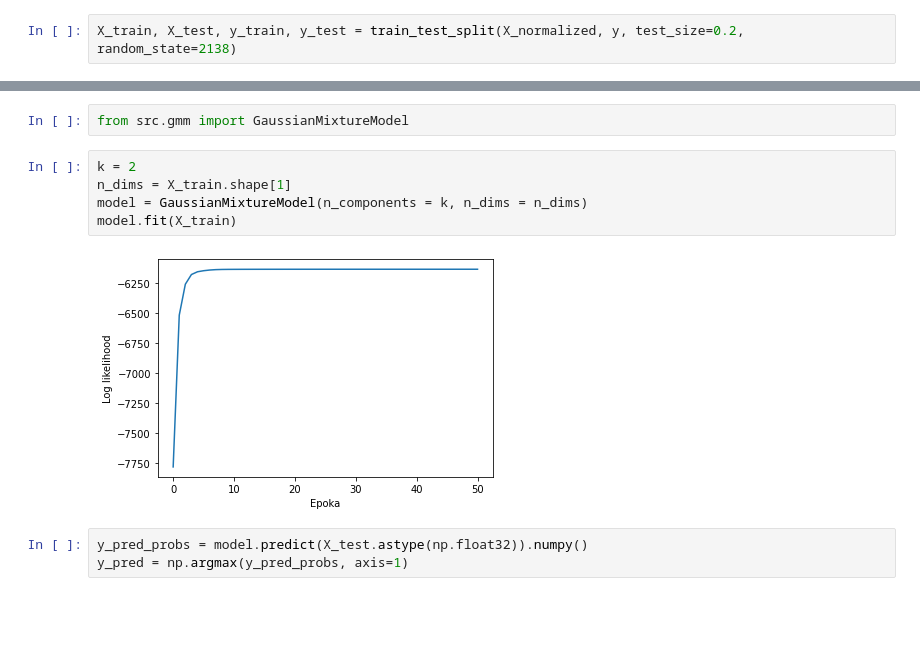
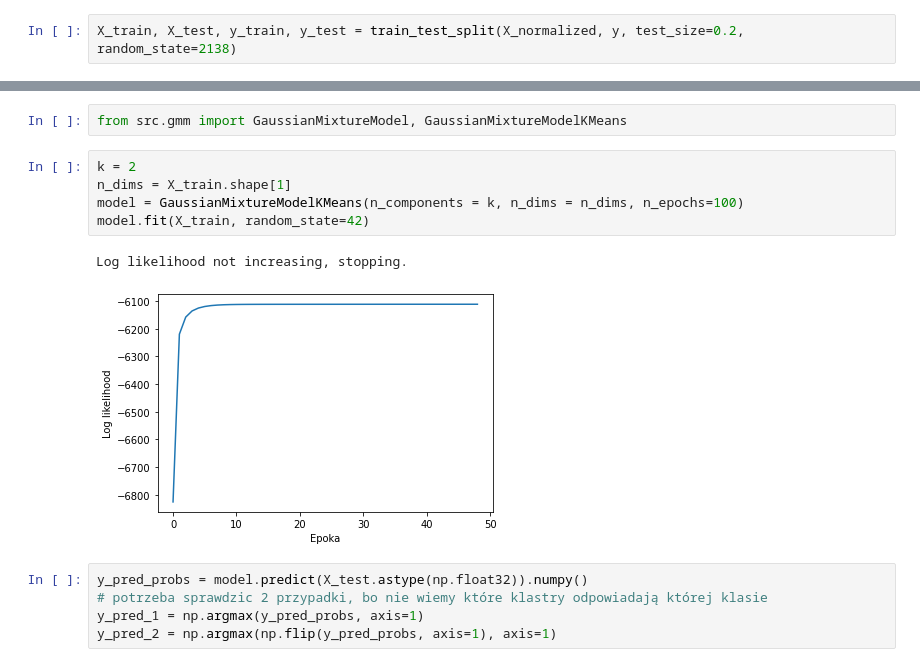
Before and after one commit to Stashq/p01-czwartek-11-Straburzynski-Raczy, a Jupyter notebook: GMM.ipynb, the cells around one changed output, grey strips where cells are left out. Drawn from its saved outputs; the diff is of its cells as text; blank space fills up the shorter version.

```diff
--- a/GMM.ipynb
+++ b/GMM.ipynb
@@ -59,12 +63,15 @@ plt.show()
 # %%
-from src.gmm import GaussianMixtureModel
+from src.gmm import GaussianMixtureModel, GaussianMixtureModelKMeans
 # %%
 k = 2
 n_dims = X_train.shape[1]
-model = GaussianMixtureModel(n_components = k, n_dims = n_dims)
-model.fit(X_train)
+model = GaussianMixtureModelKMeans(n_components = k, n_dims = n_dims, n_epochs=100)
+model.fit(X_train, random_state=42)
 # %% [output]
+Log likelihood not increasing, stopping.
-[figure, old version]
+[figure, new version]
 # %%
 y_pred_probs = model.predict(X_test.astype(np.float32)).numpy()
-y_pred = np.argmax(y_pred_probs, axis=1)
+# potrzeba sprawdzic 2 przypadki, bo nie wiemy które klastry odpowiadają której klasie
+y_pred_1 = np.argmax(y_pred_probs, axis=1)
+y_pred_2 = np.argmax(np.flip(y_pred_probs, axis=1), axis=1)
```
Also changed, not shown: parts of 26 cells of this notebook, 1 other file.
